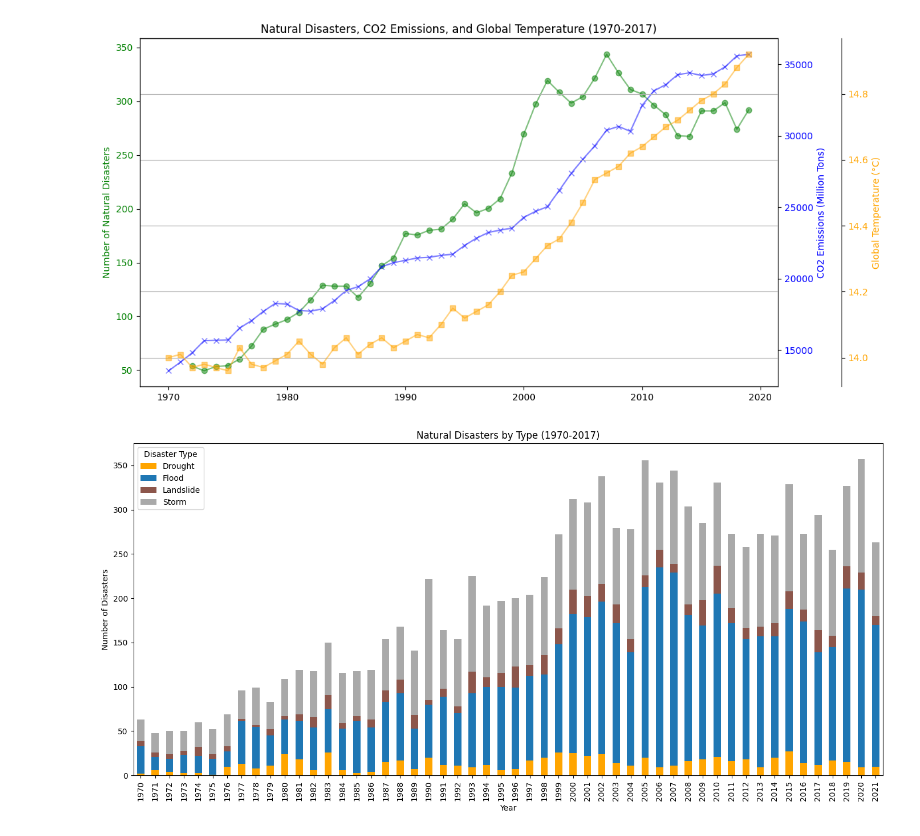
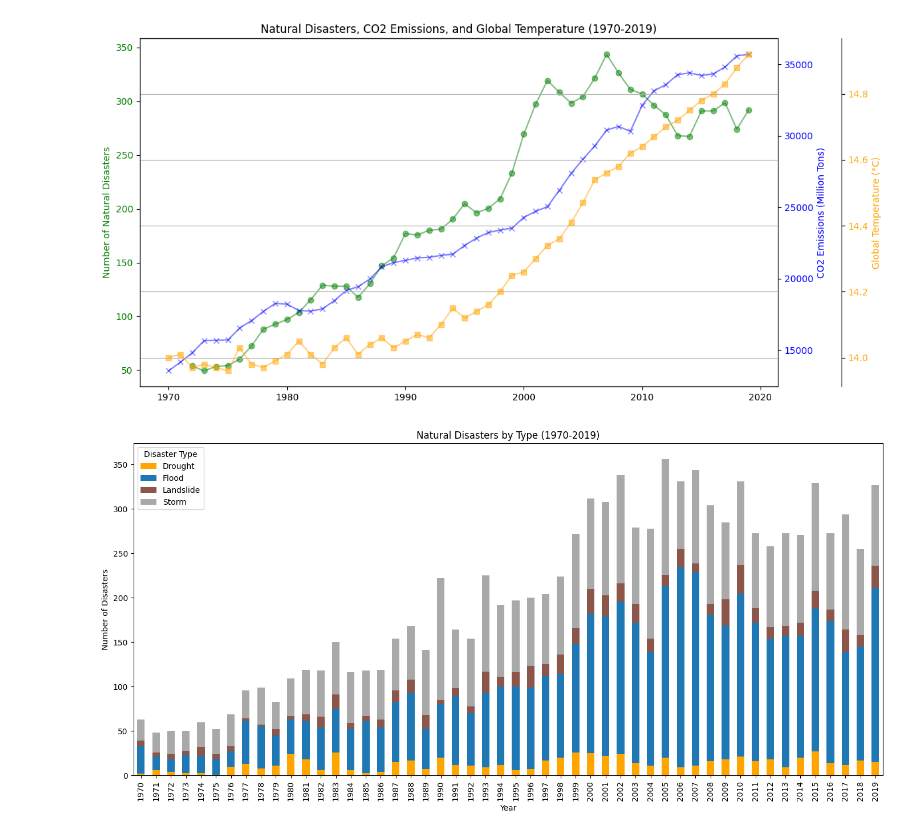
Before and after one commit to OliveTreeDotpng/Disasters, a Jupyter notebook: main.ipynb, the cells around one changed output. Cells and saved outputs as stored; diff of their text form; code cells hidden in the pictures.

Commit message:
Fixade så att alla diagram går till 2019, renade disaster csv filen genom att ta bort sista 2 åren.

```diff
--- a/main.ipynb
+++ b/main.ipynb
@@ -94,22 +94,22 @@ plt.show() # Show the plot
 # %%
 disaster_types = df_disasters.groupby(["Year", "Disaster Type"]).size().unstack(fill_value=0)
 
 colors = {
     'Drought': '#FFA500',     # orange
     'Flood': '#1f77b4',       # blå
     'Landslide': '#8c564b',   # brun
     'Storm': '#A9A9A9'        # mörk grå
 }
 
 color_list = [colors[disaster] for disaster in disaster_types.columns]
 
 # ✅ Endast ett diagram ritas
 disaster_types.plot(kind='bar', stacked=True, figsize=(14, 7), color=color_list)
 
-plt.title("Natural Disasters by Type (1970-2017)")
+plt.title("Natural Disasters by Type (1970-2019)")
 plt.xlabel("Year")
 plt.ylabel("Number of Disasters")
 plt.tight_layout()
 plt.show()
 # %% [output]
-[figure, old version]
+[figure, new version]
```
Also changed, not shown: parts of 2 cells of this notebook, 2 other files.
